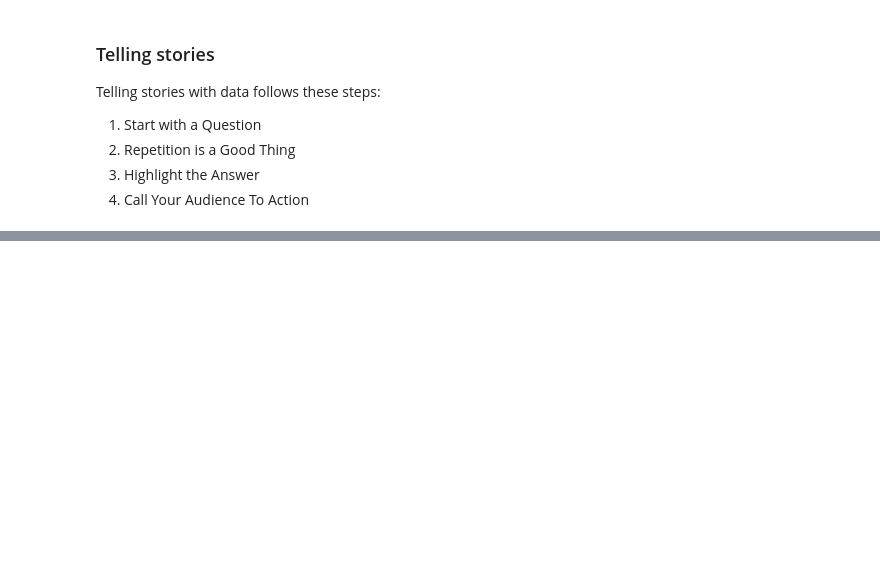
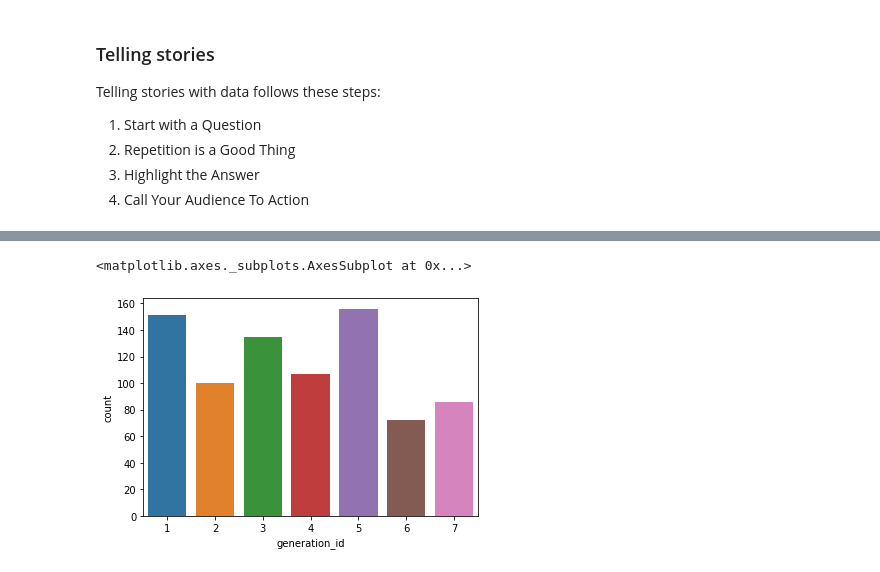
Before and after one commit to edifierxuhao/Data_visualization, a Jupyter notebook: Data_visualization_in_Data_analysis.ipynb, the cells around one changed output, grey strips where cells are left out. Saved outputs shown, nothing was run; the diff lists cells and outputs as text; code cells hidden in the pictures; blank space fills up the shorter version.

Commit message:
Docs:Data visualization

```diff
--- a/Data_visualization_in_Data_analysis.ipynb
+++ b/Data_visualization_in_Data_analysis.ipynb
@@ -170,0 +180,4 @@ All together, these libraries will allow you to visualize data in a balance of p
+# %%
+pokemon = pd.read_csv('pokemon.csv')
+print(pokemon.shape)
+pokemon.head()
@@ -170,0 +192,5 @@ All together, these libraries will allow you to visualize data in a balance of p
+# %%
+sb.countplot(data = pokemon, x = 'generation_id')
+# %% [output]
+<matplotlib.axes._subplots.AxesSubplot at 0x...>
+[figure, added]
```
Also changed, not shown: parts of 28 cells of this notebook, 1 other file.
